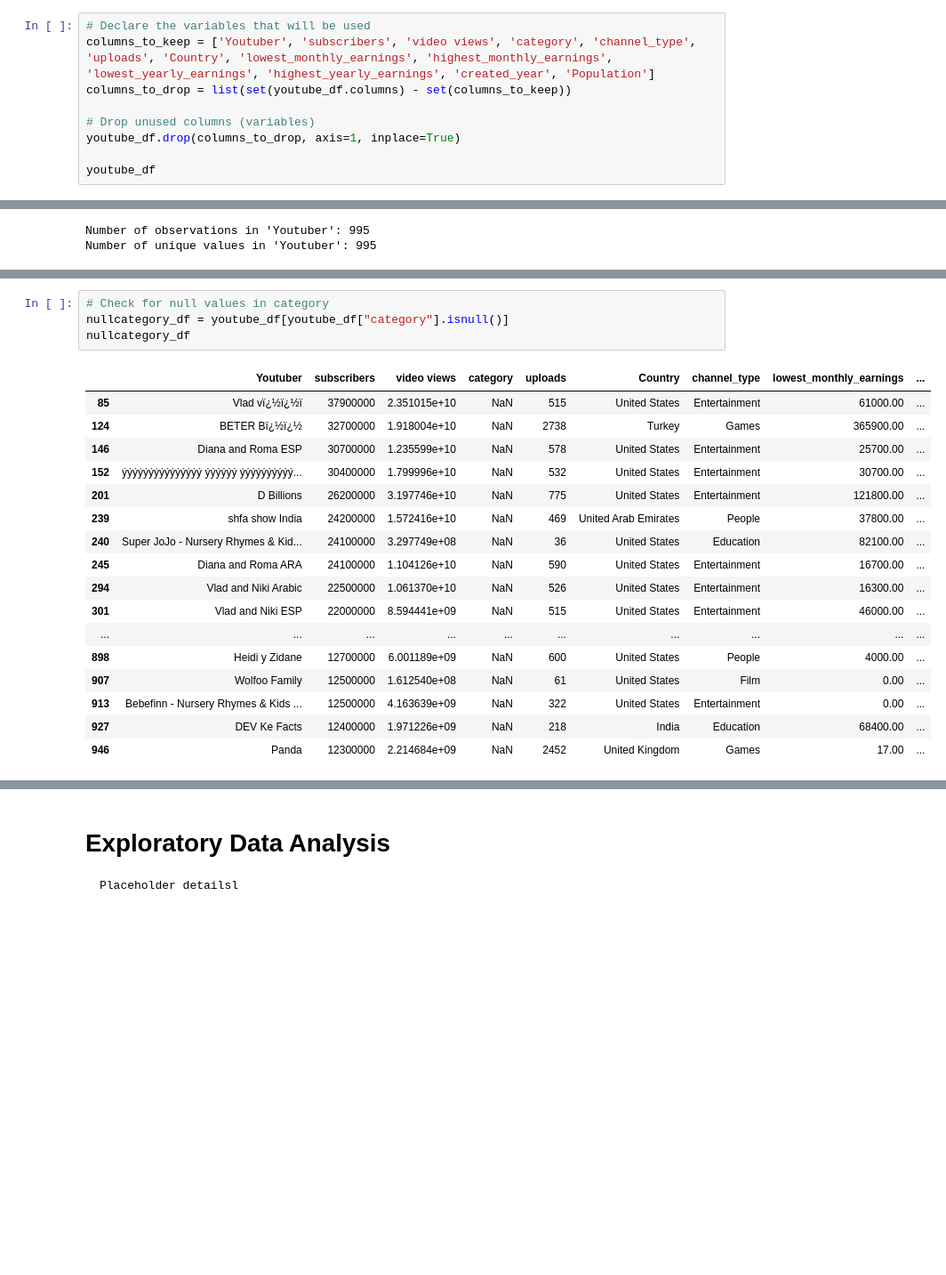
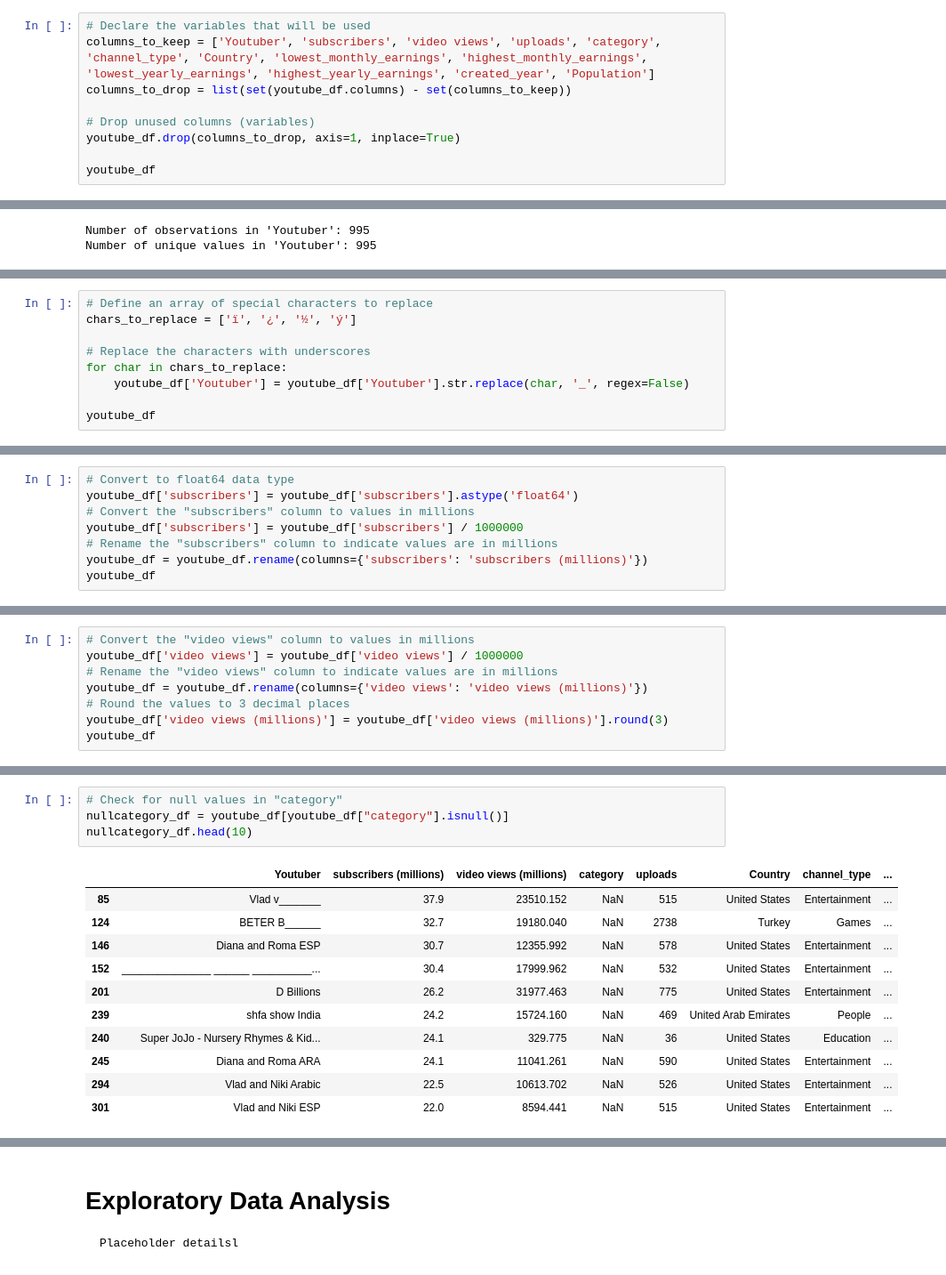
Before and after one commit to Alexxanderson/CSMODEL-PROJECT, a Jupyter notebook: MCO1/Phase1Notebook.ipynb, the cells around one changed output, grey strips where cells are left out. Shown at 89% size. Drawn from its saved outputs; the diff is of its cells as text; blank space fills up the shorter version.

```diff
--- a/MCO1/Phase1Notebook.ipynb
+++ b/MCO1/Phase1Notebook.ipynb
@@ -138,7 +140,7 @@ We will be dropping all columns/variables except the following.
 - **`Population`**: Total population of the country
 # %%
 # Declare the variables that will be used
-columns_to_keep = ['Youtuber', 'subscribers', 'video views', 'category', 'channel_type', 'uploads', 'Country', 'lowest_monthly_earnings', 'highest_monthly_earnings', 'lowest_yearly_earnings', 'highest_yearly_earnings', 'created_year', 'Population']
+columns_to_keep = ['Youtuber', 'subscribers', 'video views', 'uploads', 'category', 'channel_type', 'Country', 'lowest_monthly_earnings', 'highest_monthly_earnings', 'lowest_yearly_earnings', 'highest_yearly_earnings', 'created_year', 'Population']
 columns_to_drop = list(set(youtube_df.columns) - set(columns_to_keep))
 
 # Drop unused columns (variables)
@@ -190,0 +191,9 @@ Number of unique values in 'Youtuber': 995
+# %%
+# Define an array of special characters to replace
+chars_to_replace = ['ï', '¿', '½', 'ý']
+
+# Replace the characters with underscores
+for char in chars_to_replace:
+    youtube_df['Youtuber'] = youtube_df['Youtuber'].str.replace(char, '_', regex=False)
+
+youtube_df
@@ -190,0 +235,8 @@ Number of unique values in 'Youtuber': 995
+# %%
+# Convert to float64 data type
+youtube_df['subscribers'] = youtube_df['subscribers'].astype('float64')
+# Convert the "subscribers" column to values in millions
+youtube_df['subscribers'] = youtube_df['subscribers'] / 1000000
+# Rename the "subscribers" column to indicate values are in millions
+youtube_df = youtube_df.rename(columns={'subscribers': 'subscribers (millions)'})
+youtube_df
@@ -232,0 +372,8 @@ youtube_df
+# %%
+# Convert the "video views" column to values in millions
+youtube_df['video views'] = youtube_df['video views'] / 1000000
+# Rename the "video views" column to indicate values are in millions
+youtube_df = youtube_df.rename(columns={'video views': 'video views (millions)'})
+# Round the values to 3 decimal places
+youtube_df['video views (millions)'] = youtube_df['video views (millions)'].round(3)
+youtube_df
@@ -237,22 +399,16 @@ youtube_df
 # %%
-# Check for null values in category
+# Check for null values in "category"
 nullcategory_df = youtube_df[youtube_df["category"].isnull()]
-nullcategory_df
+nullcategory_df.head(10)
 # %% [output]
-|  | Youtuber | subscribers | video views | category | uploads | Country | channel_type | lowest_monthly_earnings | ... |
-| 85 | Vlad vï¿½ï¿½ï | 37900000 | 2.351015e+10 | NaN | 515 | United States | Entertainment | 61000.00 | ... |
-| 124 | BETER Bï¿½ï¿½ | 32700000 | 1.918004e+10 | NaN | 2738 | Turkey | Games | 365900.00 | ... |
-| 146 | Diana and Roma ESP | 30700000 | 1.235599e+10 | NaN | 578 | United States | Entertainment | 25700.00 | ... |
-| 152 | ýýýýýýýýýýýýýýý ýýýýýý ýýýýýýýýýý... | 30400000 | 1.799996e+10 | NaN | 532 | United States | Entertainment | 30700.00 | ... |
-| 201 | D Billions | 26200000 | 3.197746e+10 | NaN | 775 | United States | Entertainment | 121800.00 | ... |
-| 239 | shfa show India | 24200000 | 1.572416e+10 | NaN | 469 | United Arab Emirates | People | 37800.00 | ... |
-| 240 | Super JoJo - Nursery Rhymes & Kid... | 24100000 | 3.297749e+08 | NaN | 36 | United States | Education | 82100.00 | ... |
-| 245 | Diana and Roma ARA | 24100000 | 1.104126e+10 | NaN | 590 | United States | Entertainment | 16700.00 | ... |
-| 294 | Vlad and Niki Arabic | 22500000 | 1.061370e+10 | NaN | 526 | United States | Entertainment | 16300.00 | ... |
-| 301 | Vlad and Niki ESP | 22000000 | 8.594441e+09 | NaN | 515 | United States | Entertainment | 46000.00 | ... |
-| ... | ... | ... | ... | ... | ... | ... | ... | ... | ... |
-| 898 | Heidi y Zidane | 12700000 | 6.001189e+09 | NaN | 600 | United States | People | 4000.00 | ... |
-| 907 | Wolfoo Family | 12500000 | 1.612540e+08 | NaN | 61 | United States | Film | 0.00 | ... |
-| 913 | Bebefinn - Nursery Rhymes & Kids ... | 12500000 | 4.163639e+09 | NaN | 322 | United States | Entertainment | 0.00 | ... |
-| 927 | DEV Ke Facts | 12400000 | 1.971226e+09 | NaN | 218 | India | Education | 68400.00 | ... |
-| 946 | Panda | 12300000 | 2.214684e+09 | NaN | 2452 | United Kingdom | Games | 17.00 | ... |
+|  | Youtuber | subscribers (millions) | video views (millions) | category | uploads | Country | channel_type | ... |
+| 85 | Vlad v_______ | 37.9 | 23510.152 | NaN | 515 | United States | Entertainment | ... |
+| 124 | BETER B______ | 32.7 | 19180.040 | NaN | 2738 | Turkey | Games | ... |
+| 146 | Diana and Roma ESP | 30.7 | 12355.992 | NaN | 578 | United States | Entertainment | ... |
+| 152 | _______________ ______ __________... | 30.4 | 17999.962 | NaN | 532 | United States | Entertainment | ... |
+| 201 | D Billions | 26.2 | 31977.463 | NaN | 775 | United States | Entertainment | ... |
+| 239 | shfa show India | 24.2 | 15724.160 | NaN | 469 | United Arab Emirates | People | ... |
+| 240 | Super JoJo - Nursery Rhymes & Kid... | 24.1 | 329.775 | NaN | 36 | United States | Education | ... |
+| 245 | Diana and Roma ARA | 24.1 | 11041.261 | NaN | 590 | United States | Entertainment | ... |
+| 294 | Vlad and Niki Arabic | 22.5 | 10613.702 | NaN | 526 | United States | Entertainment | ... |
+| 301 | Vlad and Niki ESP | 22.0 | 8594.441 | NaN | 515 | United States | Entertainment | ... |
```
Also changed, not shown: parts of 99 cells of this notebook.
